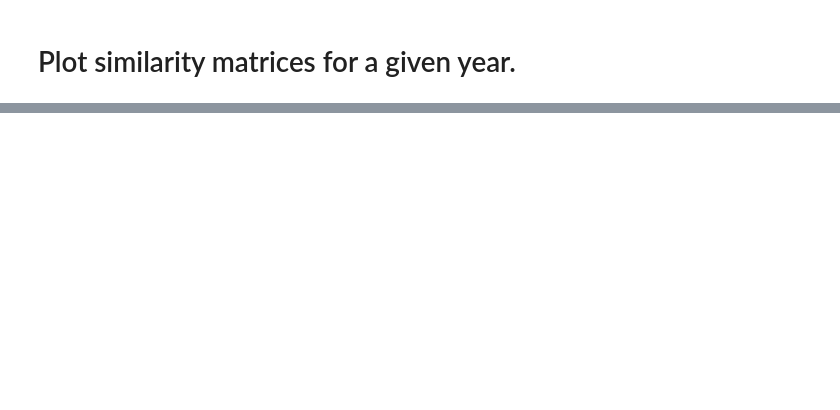
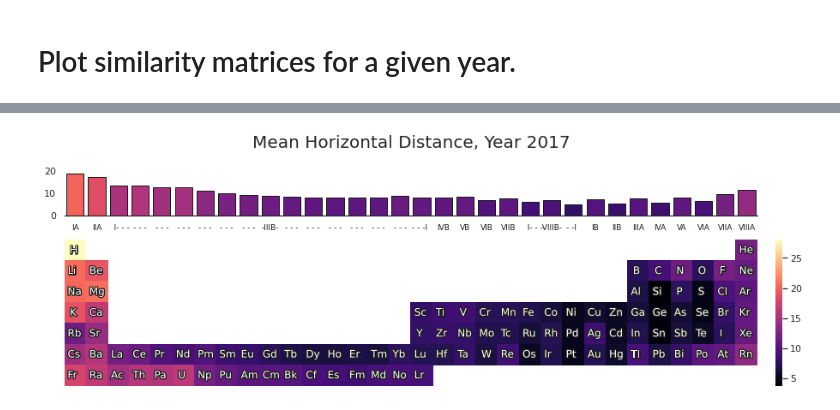
Before and after one commit to doncamilom/1868_SubstancesStudy, a Jupyter notebook: Notebooks/Similarity.ipynb, the cells around one changed output, grey strips where cells are left out. Cells and saved outputs as stored; diff of their text form; code cells hidden in the pictures; blank space fills up the shorter version.

```diff
--- a/Notebooks/Similarity.ipynb
+++ b/Notebooks/Similarity.ipynb
@@ -101,7 +106,7 @@ def plot_SimPTBar(simMat_yr,year,element,min_yr):
     else:                tab = 0.02
     ax.text(Y+tab,X+0.7,element,fontsize=17)
 # %%
-for y in [1820,1868,1980,2015]:
+for y in [1820,1840,1868,1980]:#,2015]:
     plot_SimPTBar(simMat_yr,y,'H',min_yr)
 # %% [output]
 [figure]
@@ -214,0 +279,8 @@ array([ True, False,  True,  True,  True,  True,  True,  True,  True,
+# %%
+# We regard this array as fixed, so don't count indexing in computation
+N = simMat_yr[2015-min_yr]
+# %%
+%%timeit
+g = np.array([TP[e][1] for e in elemList_AO]).reshape(1,-1)
+D = np.abs(g - g.T)
+hnd = np.einsum('ij,ji->i', N, D)/(N.sum(axis=0) - np.diag(N))
@@ -214,0 +289,29 @@ array([ True, False,  True,  True,  True,  True,  True,  True,  True,
+# %%
+from HND_funcs import *
+
+grid_kws = {'width_ratios': (0.99, 0.01),
+            'height_ratios':(0.3,0.7),
+            'wspace': 0.05,'hspace':0.23}
+
+dates = [2017]#1818,1867,1970,
+
+for d in dates:
+    N = simMat_yr[d-min_yr]
+    with np.errstate(invalid='ignore',divide='ignore'):
+        hnd = np.diag(N@D)/(N.sum(axis=0) - np.diag(N))
+
+    dt = np.zeros((7,32))*np.nan
+    for i,e in enumerate(elemList_AO):
+        y,x = TP[e]
+        dt[y,x] = hnd[i]
+
+    min_scale = np.nanmin(dt)
+    max_scale = np.nanmax(dt)
+
+    fig, ax = plt.subplots(2, 2, gridspec_kw = grid_kws, figsize = (15, 5))
+
+    makeTPPlot(dt,title=f"Mean Horizontal Distance, Year {d}",PT=TP,fs=10,ax=ax,
+               min_scale=min_scale,max_scale=max_scale)
+    plt.show()
+# %% [output]
+[figure, added]
```
Also changed, not shown: parts of 10 cells of this notebook, 3 other files.
